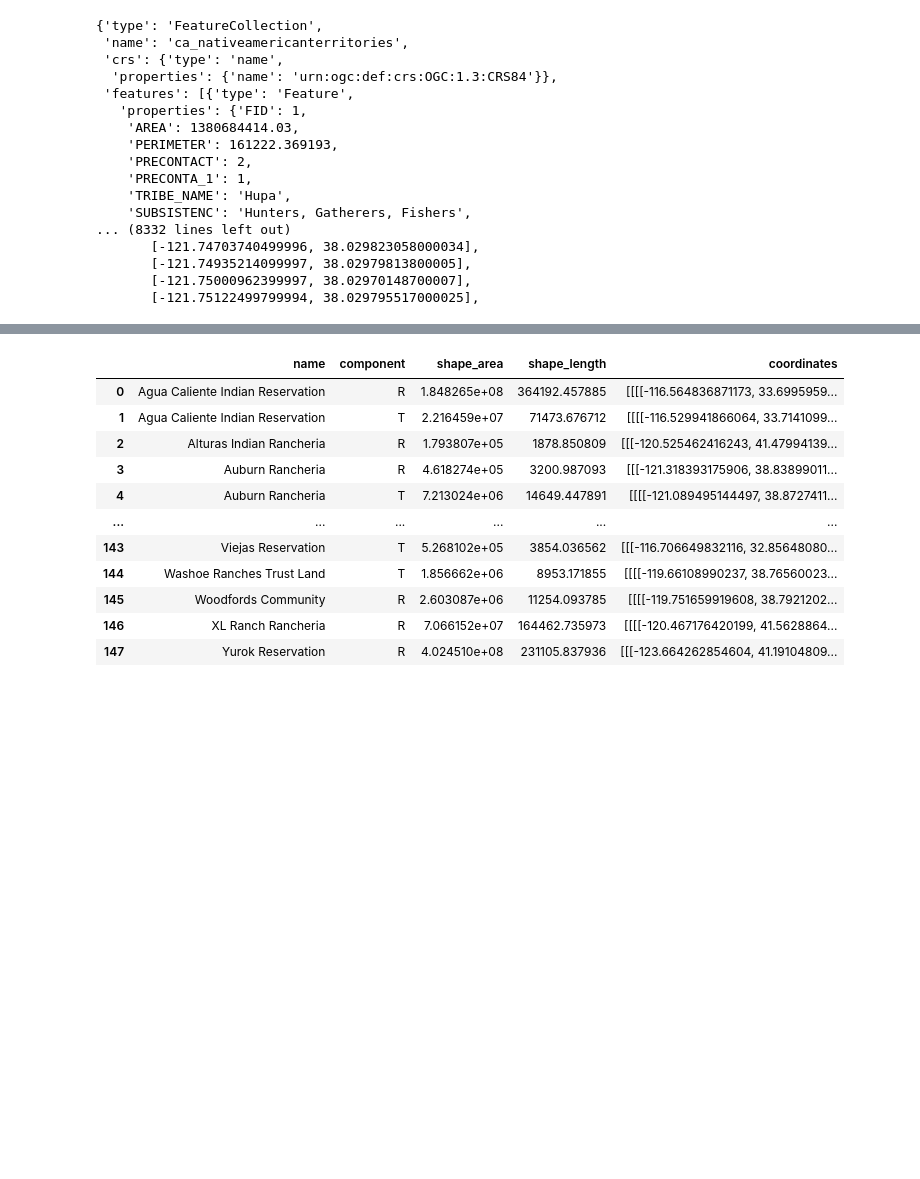
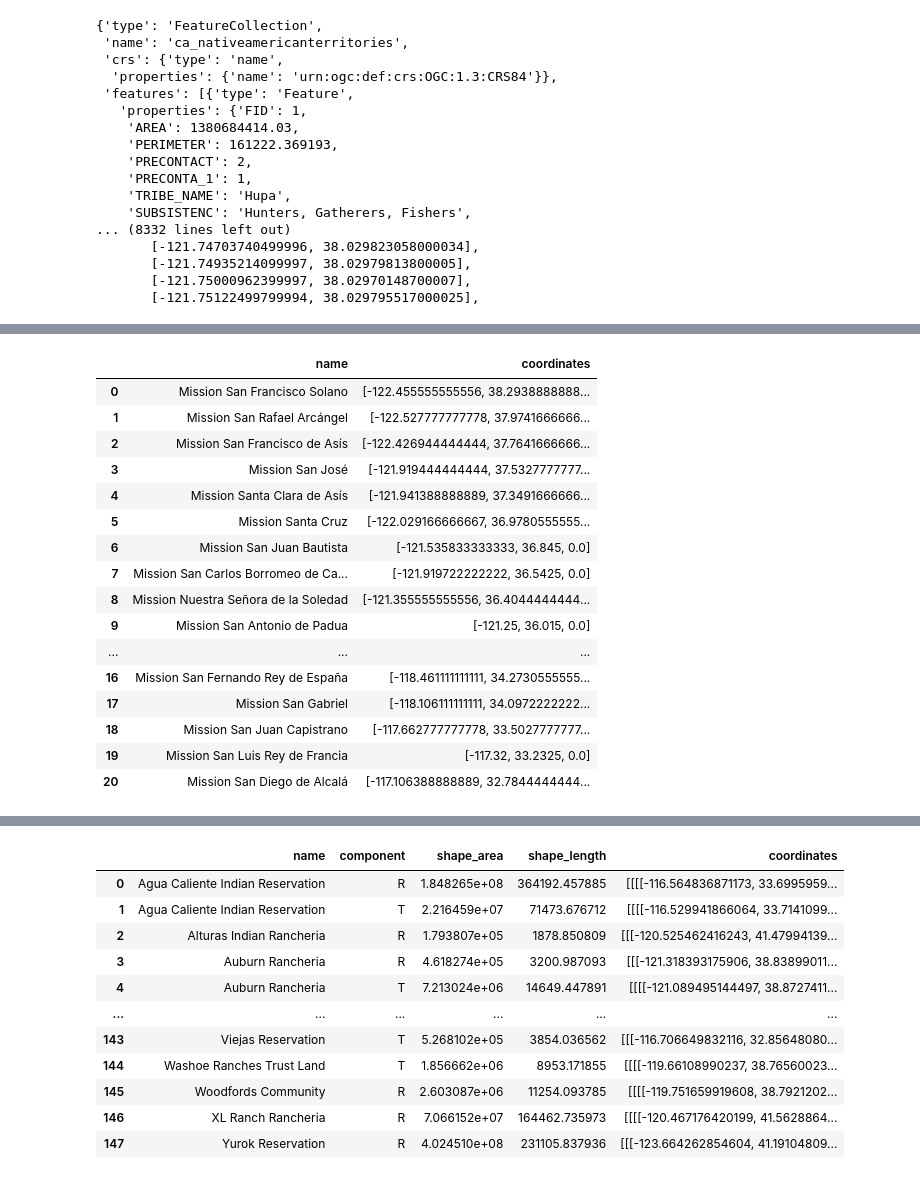
Before and after one commit to Project-3-EDA-ETL-API-Visualizations/project_home, a Jupyter notebook: notebook.ipynb, the cells around one changed output, grey strips where cells are left out. Cells and saved outputs as stored; diff of their text form; code cells hidden in the pictures; blank space fills up the shorter version.

```diff
--- a/notebook.ipynb
+++ b/notebook.ipynb
@@ -56,3 +56,7 @@ historical_data
        [-121.74935214099997, 38.02979813800005],
        [-121.75000962399997, 38.02970148700007],
        [-121.75122499799994, 38.029795517000025],
+# %%
+# import Missions geoJSON
+with open('Resources/Missions.geojson') as f:
+    missions_data=json.load(f)
@@ -58,0 +83,25 @@ historical_data
+# %%
+# create missions df
+missions_df = pd.DataFrame({
+    "name": [feature["properties"]["Name"] for feature in missions_data["features"]],
+    "coordinates": [feature["geometry"]["coordinates"] for feature in missions_data["features"]]
+})
+missions_df
+# %% [output]
+|  | name | coordinates |
+| 0 | Mission San Francisco Solano | [-122.455555555556, 38.2938888888... |
+| 1 | Mission San Rafael Arcángel | [-122.527777777778, 37.9741666666... |
+| 2 | Mission San Francisco de Asís | [-122.426944444444, 37.7641666666... |
+| 3 | Mission San José | [-121.919444444444, 37.5327777777... |
+| 4 | Mission Santa Clara de Asís | [-121.941388888889, 37.3491666666... |
+| 5 | Mission Santa Cruz | [-122.029166666667, 36.9780555555... |
+| 6 | Mission San Juan Bautista | [-121.535833333333, 36.845, 0.0] |
+| 7 | Mission San Carlos Borromeo de Ca... | [-121.919722222222, 36.5425, 0.0] |
+| 8 | Mission Nuestra Señora de la Soledad | [-121.355555555556, 36.4044444444... |
+| 9 | Mission San Antonio de Padua | [-121.25, 36.015, 0.0] |
+| ... | ... | ... |
+| 16 | Mission San Fernando Rey de España | [-118.461111111111, 34.2730555555... |
+| 17 | Mission San Gabriel | [-118.106111111111, 34.0972222222... |
+| 18 | Mission San Juan Capistrano | [-117.662777777778, 33.5027777777... |
+| 19 | Mission San Luis Rey de Francia | [-117.32, 33.2325, 0.0] |
+| 20 | Mission San Diego de Alcalá | [-117.106388888889, 32.7844444444... |
```
Also changed, not shown: parts of 11 cells of this notebook, 10 other files.
